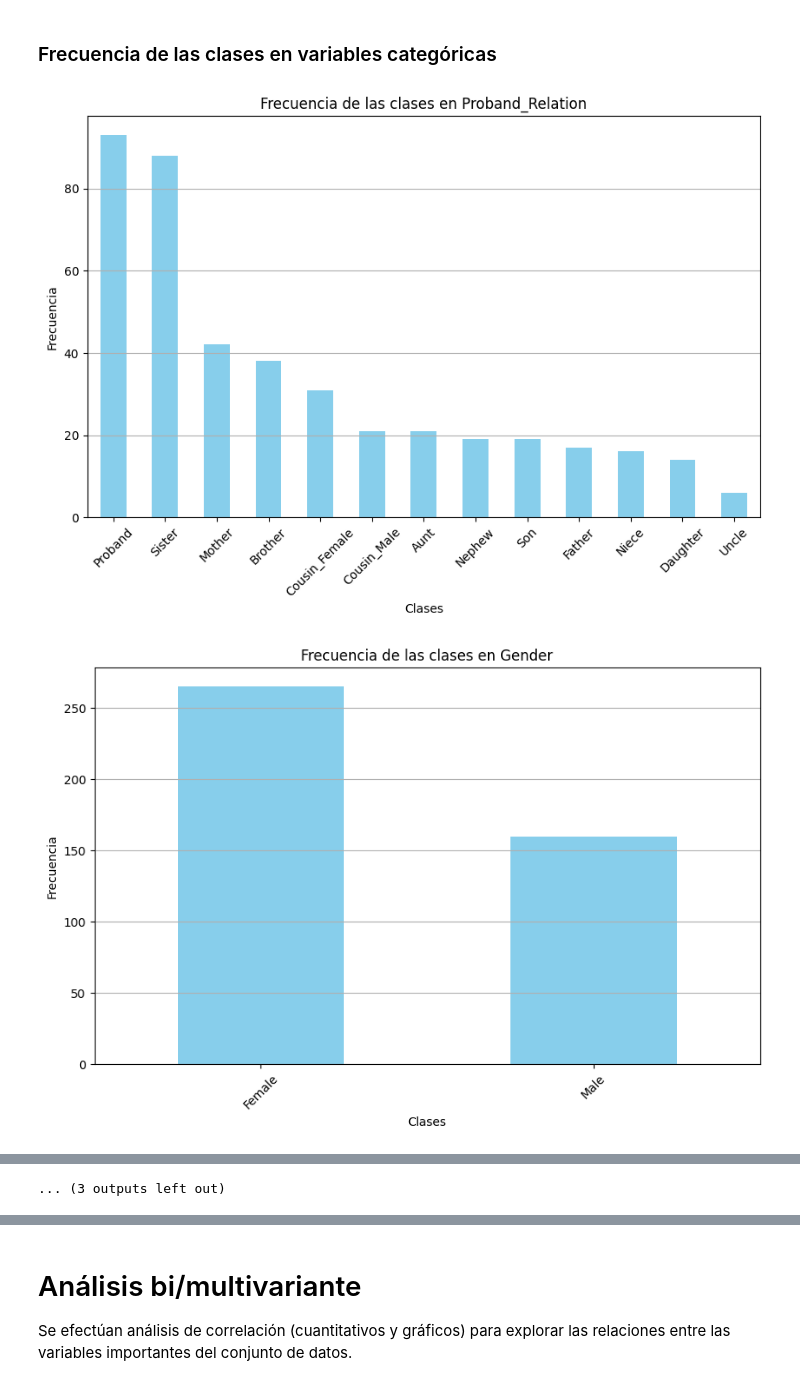
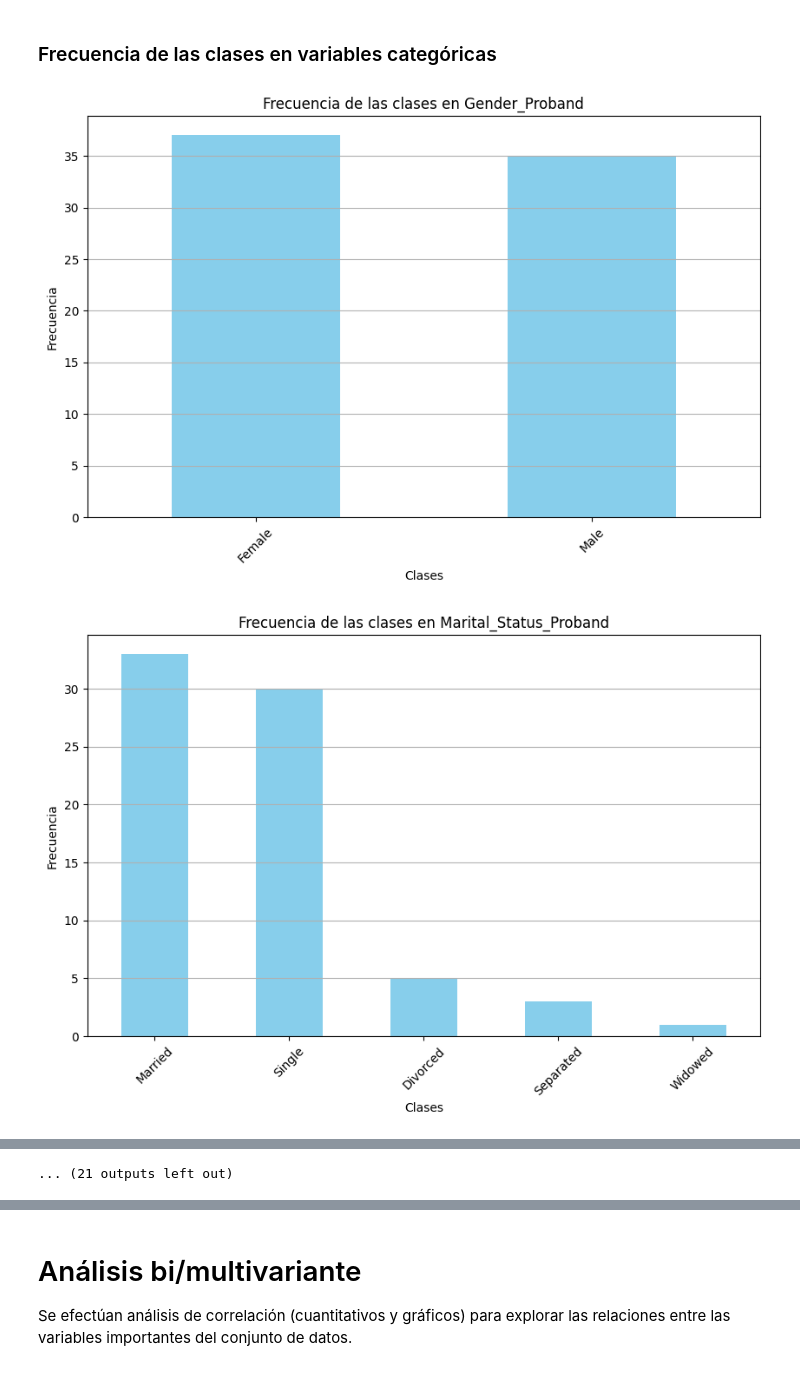
Before and after one commit to A01793101-GMuniz/ProyectoIntegrador, a Jupyter notebook: Avance4_5.ipynb, the cells around one changed output, grey strips where cells are left out. Cells and saved outputs as stored; diff of their text form; code cells hidden in the pictures.

```diff
--- a/Avance4_5.ipynb
+++ b/Avance4_5.ipynb
@@ -1057,27 +1058,27 @@ Se emplean técnicas de visualización (histogramas, boxplot, gráficos de barra
 # %%
 # Calculamos la frecuencia de cada una de las clases exepto la clase de salida
 import matplotlib.pyplot as plt
 
 # Obtener todas las columnas categóricas excepto 'Psychiatric_Diagnosis_DIGS'
-columnas_categoricas = df_copia.select_dtypes(include='object').columns
+columnas_categoricas = final_df.select_dtypes(include='object').columns
 columnas_graficas = [columna for columna in columnas_categoricas if columna != 'Psychiatric_Diagnosis_DIGS']
 
 # Creamos subgráficos solo para las columnas seleccionadas
 for columna in columnas_graficas:
     # Calculamos la frecuencia de las clases
-    frecuencia_clases = df_copia[columna].value_counts()
+    frecuencia_clases = final_df[columna].value_counts()
 
     # Creamos el gráfico de barras
     plt.figure(figsize=(10, 6))
     frecuencia_clases.plot(kind='bar', color='skyblue')
     plt.title(f"Frecuencia de las clases en {columna}")
     plt.xlabel("Clases")
     plt.ylabel("Frecuencia")
     plt.xticks(rotation=45)
     plt.grid(axis='y')
 
     # Mostramos el gráfico
     plt.show()
 # %% [output]
-[figure, old version]
+[figure, new version]
-[figure, old version]
+[figure, new version]
@@ -1094 +1095 @@ for columna in columnas_graficas:
-... (3 outputs left out)
+... (21 outputs left out)
```
Also changed, not shown: parts of 26 cells of this notebook.
